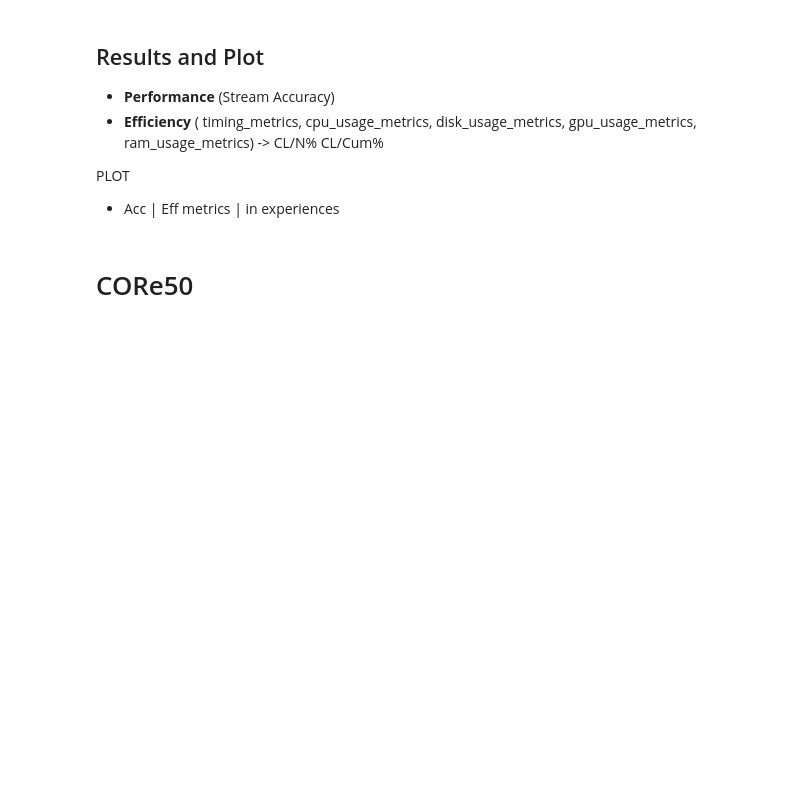
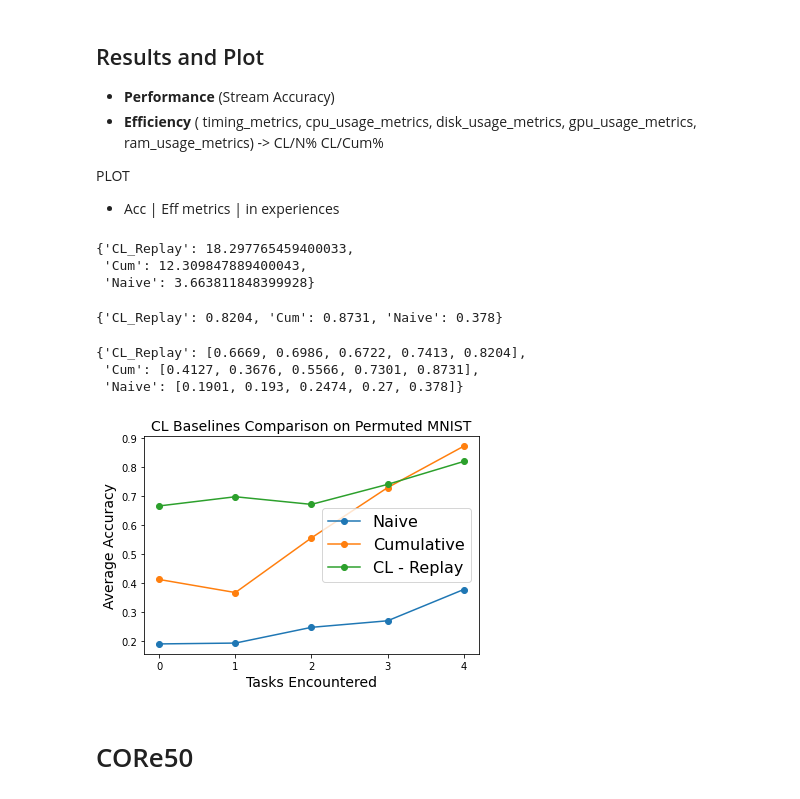
Before and after one commit to rudysemola/CL-experiments, a Jupyter notebook: CLaaS-DEMO-v1-Exp/CLaaS_v1.ipynb, the cells around one changed output. Cells and saved outputs as stored; diff of their text form; code cells hidden in the pictures; blank space fills up the shorter version.

```diff
--- a/CLaaS-DEMO-v1-Exp/CLaaS_v1.ipynb
+++ b/CLaaS-DEMO-v1-Exp/CLaaS_v1.ipynb
@@ -54,12 +72,13 @@ naive_strategy = Naive(
 # TRAINING LOOP
 print('Starting experiment...')
 results_naive = []
+res_naive = []
 for experience in scenario.train_stream:
     print("Start of experience: ", experience.current_experience)
     print("Current Classes: ", experience.classes_in_this_experience)
 
     # train returns a dictionary which contains all the metric values
-    res_naive = naive_strategy.train(experience, num_workers=4)
+    res_naive.append(naive_strategy.train(experience, num_workers=4))
     print('Training completed')
 
     print('Computing accuracy on the whole test set')
@@ -348,0 +475,13 @@ results_cum
+# %%
+# time
+timing_list = []
+avg_time['Cum'] = build_results(results_cum,timing_list, 'Time_Epoch/train_phase/train_stream/Task000')
+
+# SA
+stream_acc['Cum'] = results_cum[-1]['Top1_Acc_Stream/eval_phase/test_stream/Task000']
+
+# Acc list for exp
+acc_exp['Cum'] = build_results(results_cum,list_metric=[], key_res='Top1_Acc_Stream/eval_phase/test_stream/Task000', do_avg=False)
+
+
+avg_time, stream_acc, acc_exp
@@ -515,0 +635,13 @@ results_cl
+# %%
+# time
+timing_list = []
+avg_time['CL_Replay'] = build_results(results_cl,timing_list, 'Time_Epoch/train_phase/train_stream/Task000')
+
+# SA
+stream_acc['CL_Replay'] = results_cl[-1]['Top1_Acc_Stream/eval_phase/test_stream/Task000']
+
+# Acc list for exp
+acc_exp['CL_Replay'] = build_results(results_cl,list_metric=[], key_res='Top1_Acc_Stream/eval_phase/test_stream/Task000', do_avg=False)
+
+
+avg_time, stream_acc, acc_exp
@@ -521,6 +661,33 @@ results_cl
 
 PLOT
 - Acc | Eff metrics | in experiences
+# %%
+avg_time
+# %% [output]
+{'CL_Replay': 18.297765459400033,
+ 'Cum': 12.309847889400043,
+ 'Naive': 3.663811848399928}
+# %%
+stream_acc
+# %% [output]
+{'CL_Replay': 0.8204, 'Cum': 0.8731, 'Naive': 0.378}
+# %%
+acc_exp
+# %% [output]
+{'CL_Replay': [0.6669, 0.6986, 0.6722, 0.7413, 0.8204],
+ 'Cum': [0.4127, 0.3676, 0.5566, 0.7301, 0.8731],
+ 'Naive': [0.1901, 0.193, 0.2474, 0.27, 0.378]}
+# %%
+plt.plot(range(scenario.n_experiences), acc_exp['Naive'], '-o', label="Naive")
+plt.plot(range(scenario.n_experiences), acc_exp['Cum'], '-o', label="Cumulative")
+plt.plot(range(scenario.n_experiences), acc_exp['CL_Replay'], '-o', label="CL - Replay")
+plt.xlabel('Tasks Encountered', fontsize=14)
+plt.ylabel('Average Accuracy', fontsize=14)
+plt.title('CL Baselines Comparison on Permuted MNIST', fontsize=14);
+plt.xticks(range(scenario.n_experiences))
+plt.legend(prop={'size': 16});
+# %% [output]
+[figure, added]
 # %% [markdown]
 # CORe50
 # %% [markdown]
```
Also changed, not shown: parts of 12 cells of this notebook.
